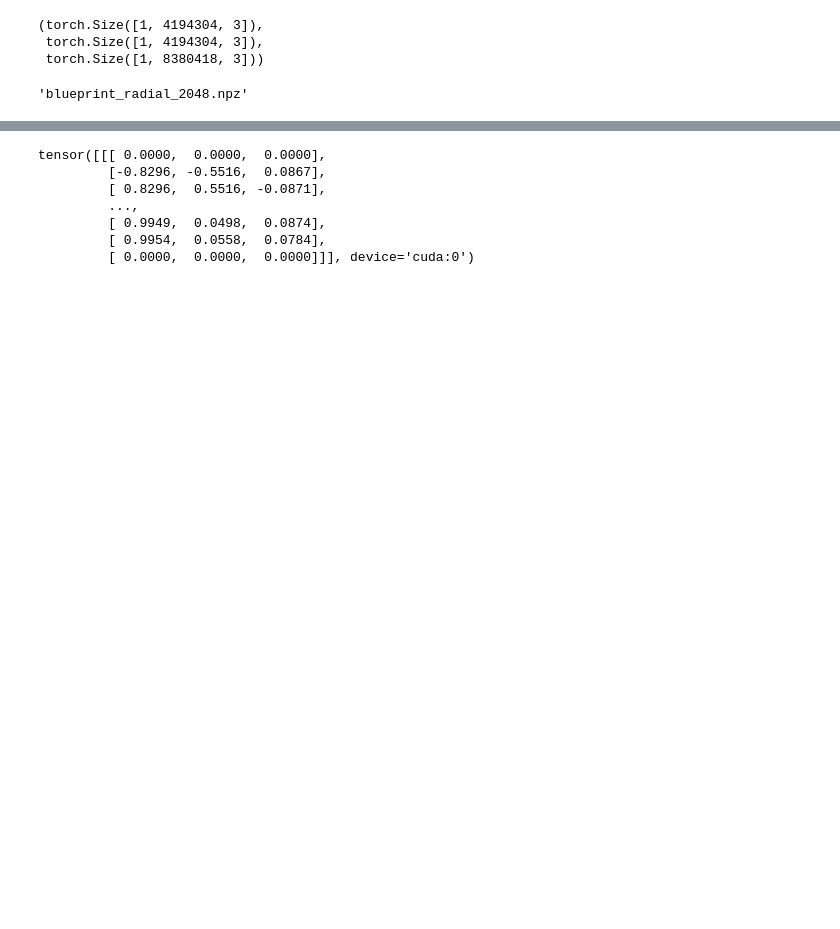
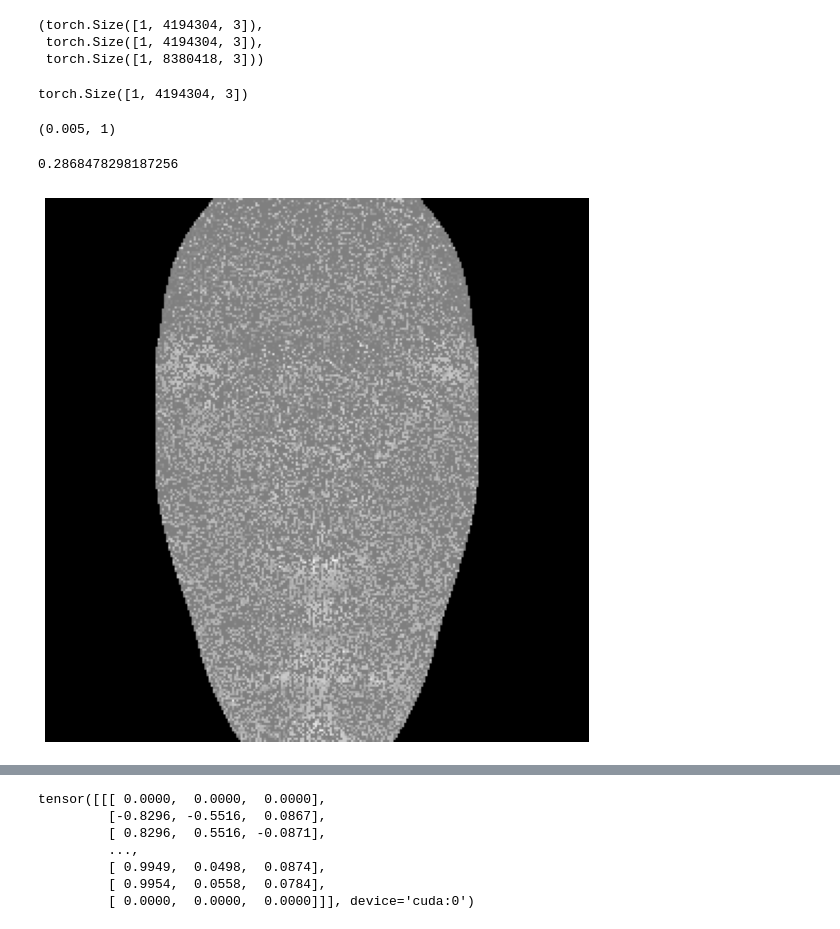
Before and after one commit to bobiblazeski/pic2mesh, a Jupyter notebook: test_point_rendering.ipynb, the cells around one changed output, grey strips where cells are left out. Drawn from its saved outputs; the diff is of its cells as text; code cells hidden in the pictures; blank space fills up the shorter version.

Commit message:
Add area weighted vertex normals

```diff
--- a/test_point_rendering.ipynb
+++ b/test_point_rendering.ipynb
@@ -50,14 +52,48 @@ points.shape, normals.shape, faces.shape
 (torch.Size([1, 4194304, 3]),
  torch.Size([1, 4194304, 3]),
  torch.Size([1, 8380418, 3]))
-# %%
-config.data_blueprint
-# %% [output]
-'blueprint_radial_2048.npz'
+# %%
+import trimesh
+
+vertices = points[0].cpu().numpy()
+faces = blueprintSampler.faces[0].cpu().numpy()
+mesh = trimesh.Trimesh(vertices=vertices,
+                       faces=faces,
+                       process=False
+                      )
+#mesh.export('./face_tris1.stl');
+# %%
+vertex_normals = mesh.vertex_normals
+vertex_normals = torch.tensor(vertex_normals.copy()).float().to(device)[None]
+vertex_normals.shape
+# %% [output]
+torch.Size([1, 4194304, 3])
+# %%
+# parser.add_argument('--raster_radius', type=float, default=0.01,
+#                     help='Points radius')
+# parser.add_argument('--raster_points_per_pixel', type=int, default=4)
+config.raster_image_size = 256
+config.raster_radius = 0.005
+config.raster_points_per_pixel = 1
+config.raster_radius, config.raster_points_per_pixel
+# %% [output]
+(0.005, 1)
 # %%
 R = PointsRenderer(config)
 R.setup(device)
 R = R.to(device)
+# %%
+start_time = time.time()
+images = R(points, normals=vertex_normals)
+print(time.time() - start_time)
+
+plt.figure(figsize=(10, 10))
+plt.imshow(images[0, ..., :3].cpu().numpy())
+plt.grid("off")
+plt.axis("off");
+# %% [output]
+0.2868478298187256
+[figure, added]
 # %%
 start_time = time.time()
 images = R(points, normals=normals)
```
Also changed, not shown: parts of 16 cells of this notebook, 10 other files.
